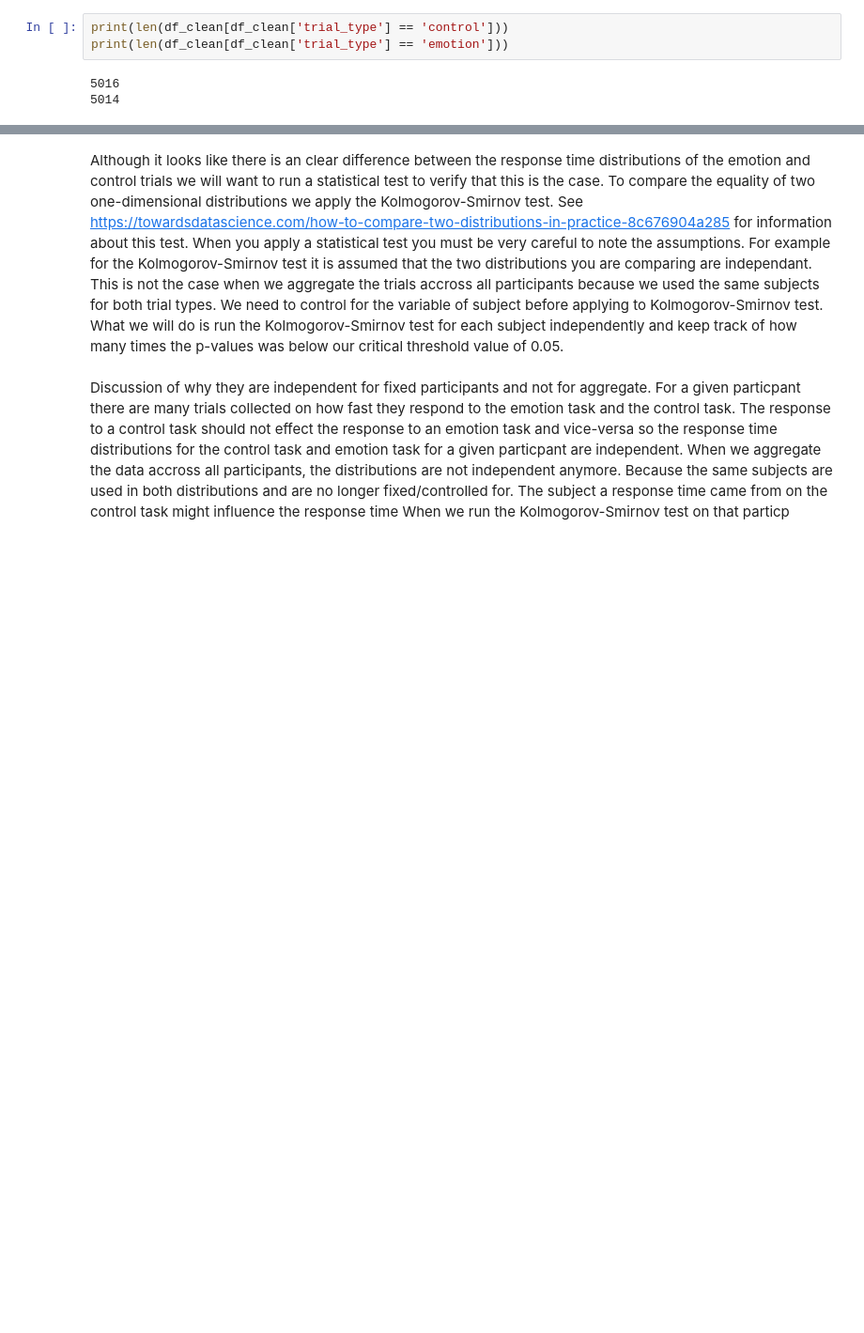
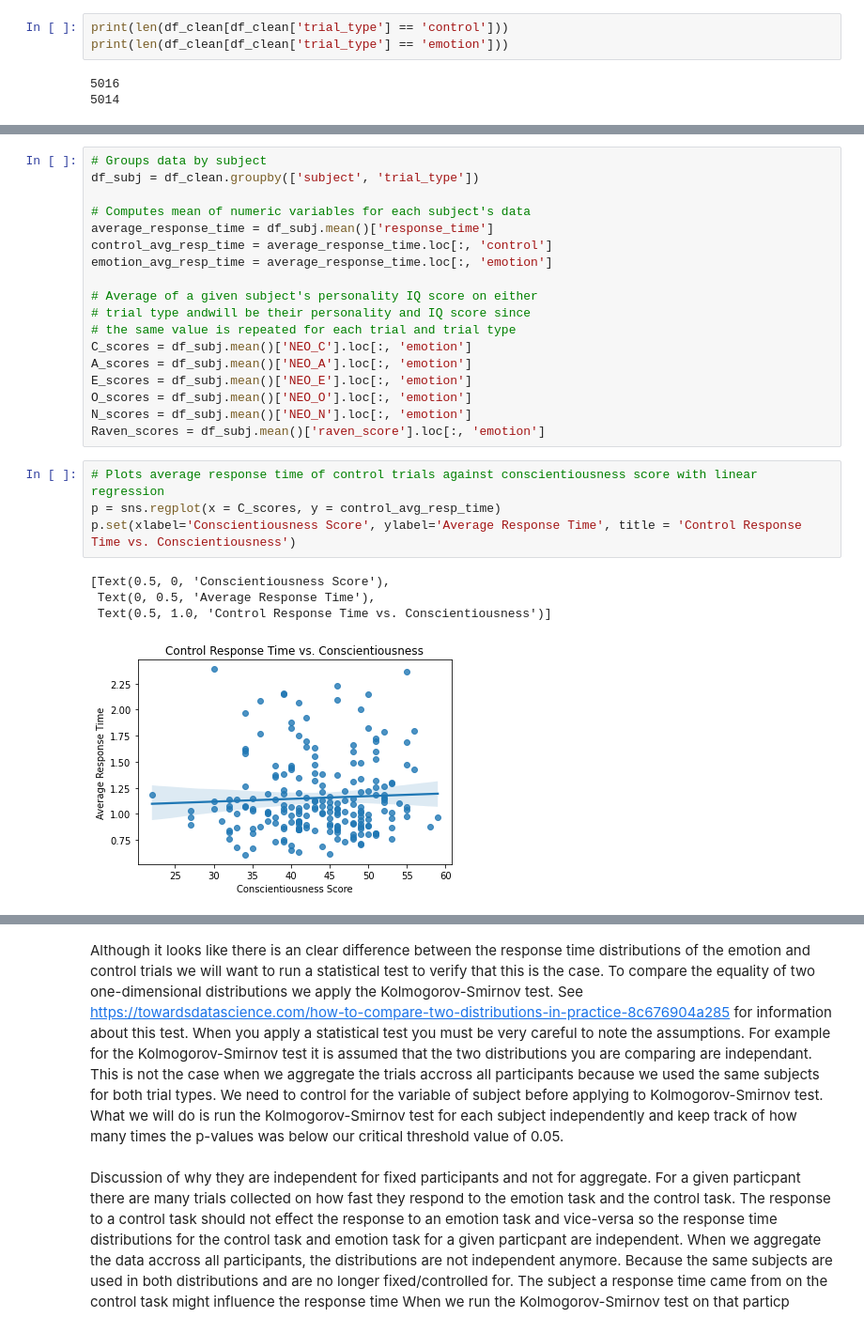
Before and after one commit to LIKarpa/LIKarpa.github.io, a Jupyter notebook: Final Tutorial.ipynb, the cells around one changed output, grey strips where cells are left out. Shown at 94% size. Saved outputs shown, nothing was run; the diff lists cells and outputs as text; blank space fills up the shorter version.

```diff
--- a/Final Tutorial.ipynb
+++ b/Final Tutorial.ipynb
@@ -645,0 +470,27 @@ df_participants
+# %%
+# Groups data by subject
+df_subj = df_clean.groupby(['subject', 'trial_type'])
+
+# Computes mean of numeric variables for each subject's data
+average_response_time = df_subj.mean()['response_time']
+control_avg_resp_time = average_response_time.loc[:, 'control']
+emotion_avg_resp_time = average_response_time.loc[:, 'emotion']
+
+# Average of a given subject's personality IQ score on either
+# trial type andwill be their personality and IQ score since
+# the same value is repeated for each trial and trial type
+C_scores = df_subj.mean()['NEO_C'].loc[:, 'emotion']
+A_scores = df_subj.mean()['NEO_A'].loc[:, 'emotion']
+E_scores = df_subj.mean()['NEO_E'].loc[:, 'emotion']
+O_scores = df_subj.mean()['NEO_O'].loc[:, 'emotion']
+N_scores = df_subj.mean()['NEO_N'].loc[:, 'emotion']
+Raven_scores = df_subj.mean()['raven_score'].loc[:, 'emotion']
+# %%
+# Plots average response time of control trials against conscientiousness score with linear regression
+p = sns.regplot(x = C_scores, y = control_avg_resp_time)
+p.set(xlabel='Conscientiousness Score', ylabel='Average Response Time', title = 'Control Response Time vs. Conscientiousness')
+# %% [output]
+[Text(0.5, 0, 'Conscientiousness Score'),
+ Text(0, 0.5, 'Average Response Time'),
+ Text(0.5, 1.0, 'Control Response Time vs. Conscientiousness')]
+[figure, added]
```
Also changed, not shown: parts of 73 cells of this notebook.
